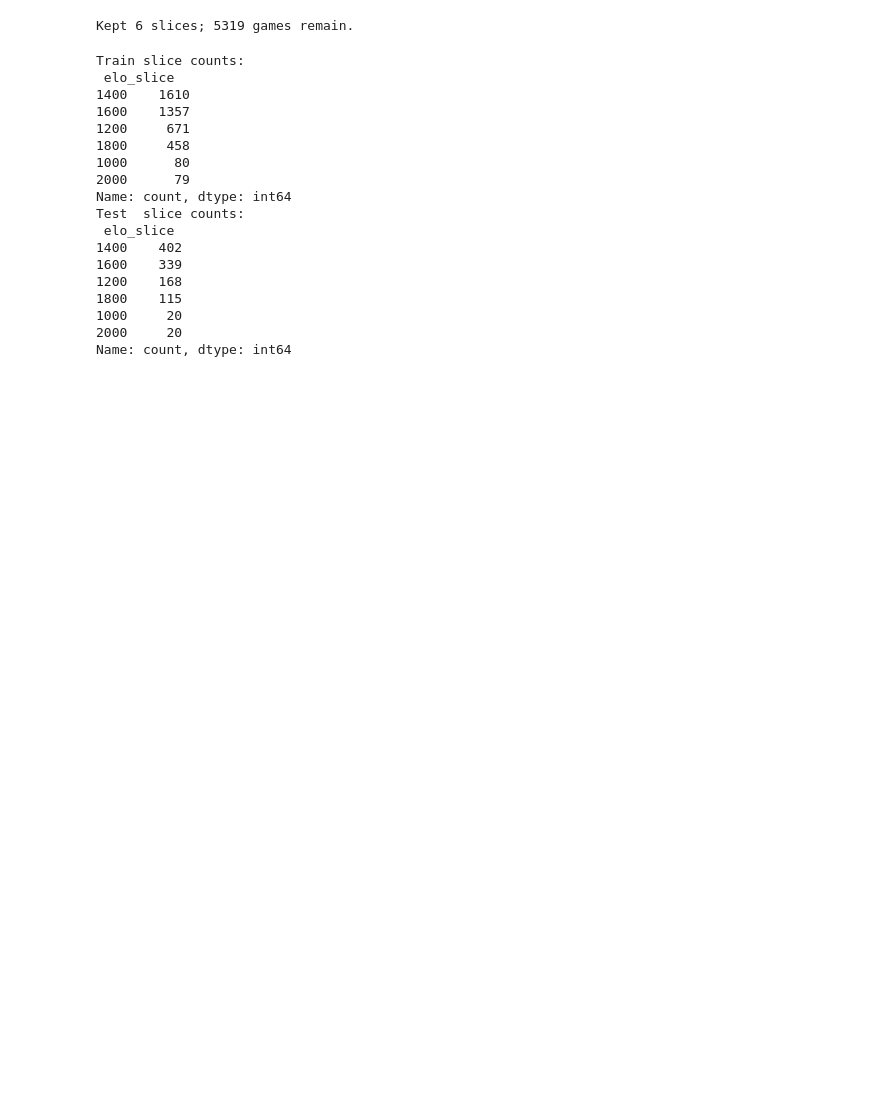
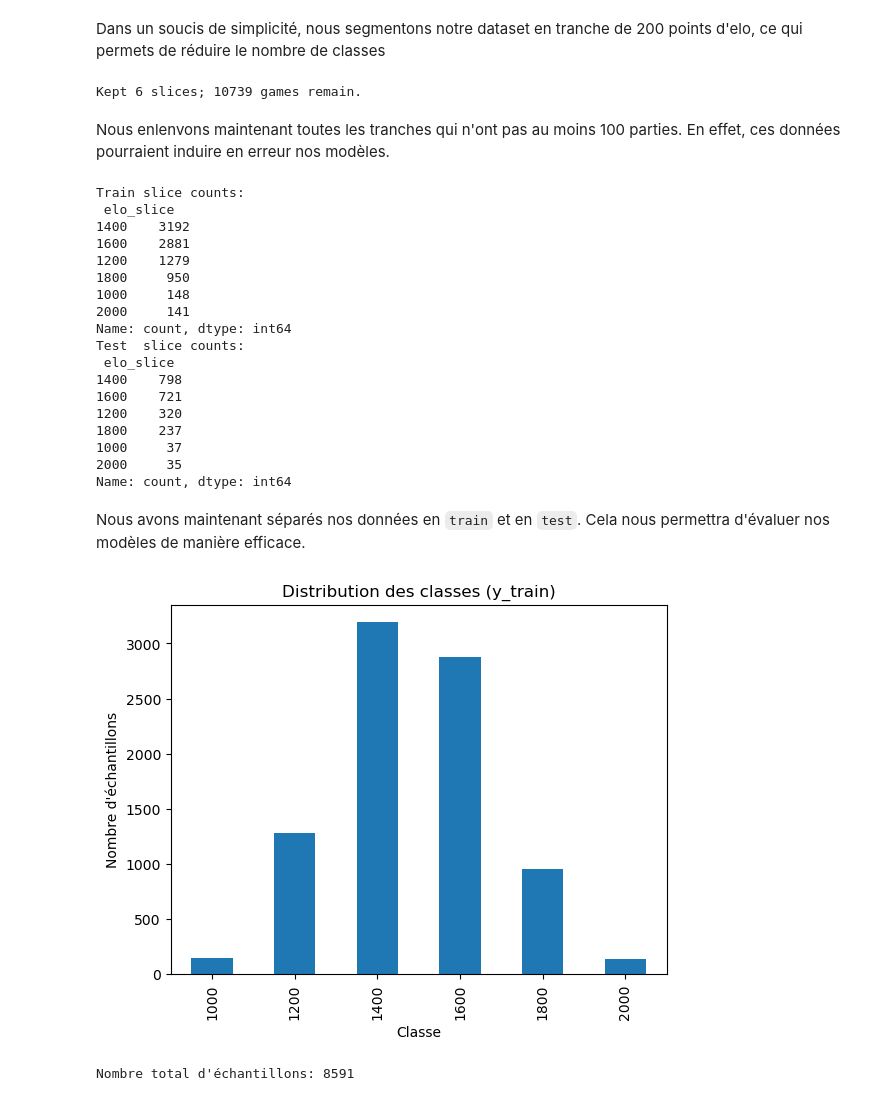
Before and after one commit to Otzze/FTML_Project, a Jupyter notebook: exercise_6/exo6.ipynb, the cells around one changed output. Cells and saved outputs as stored; diff of their text form; code cells hidden in the pictures; blank space fills up the shorter version.

```diff
--- a/exercise_6/exo6.ipynb
+++ b/exercise_6/exo6.ipynb
@@ -68,14 +93,17 @@ df
+# %% [markdown]
+Dans un soucis de simplicité, nous segmentons notre dataset en tranche de 200 points d'elo, ce qui permets de réduire le nombre de classes
 # %%
 slice_counts = df['elo_slice'].value_counts().sort_index()
-min_samples = 2  # or bump to 5 if you like
+min_samples = 100
 good_slices = slice_counts[slice_counts >= min_samples].index
 df_filtered = df[df['elo_slice'].isin(good_slices)].copy()
 print(f"Kept {len(good_slices)} slices; {len(df_filtered)} games remain.")
 # %% [output]
-Kept 6 slices; 5319 games remain.
+Kept 6 slices; 10739 games remain.
+# %% [markdown]
+Nous enlenvons maintenant toutes les tranches qui n'ont pas au moins 100 parties. En effet, ces données pourraient induire en erreur nos modèles.
 # %%
-# Cell Z: Re-split with only adequate classes
-X = df_filtered['moves']
+X = df_filtered.drop('elo_slice', axis=1)
 y = df_filtered['elo_slice']
 
 X_train, X_test, y_train, y_test = train_test_split(
@@ -90,19 +118,39 @@ print("Test  slice counts:\n", y_test.value_counts())
 # %% [output]
 Train slice counts:
  elo_slice
-1400    1610
-1600    1357
-1200     671
-1800     458
-1000      80
-2000      79
+1400    3192
+1600    2881
+1200    1279
+1800     950
+1000     148
+2000     141
 Name: count, dtype: int64
 Test  slice counts:
  elo_slice
-1400    402
-1600    339
-1200    168
-1800    115
-1000     20
-2000     20
+1400    798
+1600    721
+1200    320
+1800    237
+1000     37
+2000     35
 Name: count, dtype: int64
+# %% [markdown]
+Nous avons maintenant séparés nos données en `train` et en `test`. Cela nous permettra d'évaluer nos modèles de manière efficace.
+# %%
+X_train_df = pd.DataFrame(X_train)
+X_test_df  = pd.DataFrame(X_test)
+y_train_s  = pd.Series(y_train, name='y_train')
+y_test_s   = pd.Series(y_test,  name='y_test')
+
+plt.figure()
+counts = y_train_s.value_counts().sort_index()
+counts.plot(kind='bar')
+plt.title('Distribution des classes (y_train)')
+plt.xlabel('Classe')
+plt.ylabel('Nombre d\'échantillons')
+plt.show()
+
+print("Nombre total d'échantillons: " + str(len(y_train)))
+# %% [output]
+[figure, added]
+Nombre total d'échantillons: 8591
```
Also changed, not shown: parts of 33 cells of this notebook, 1 other file.
